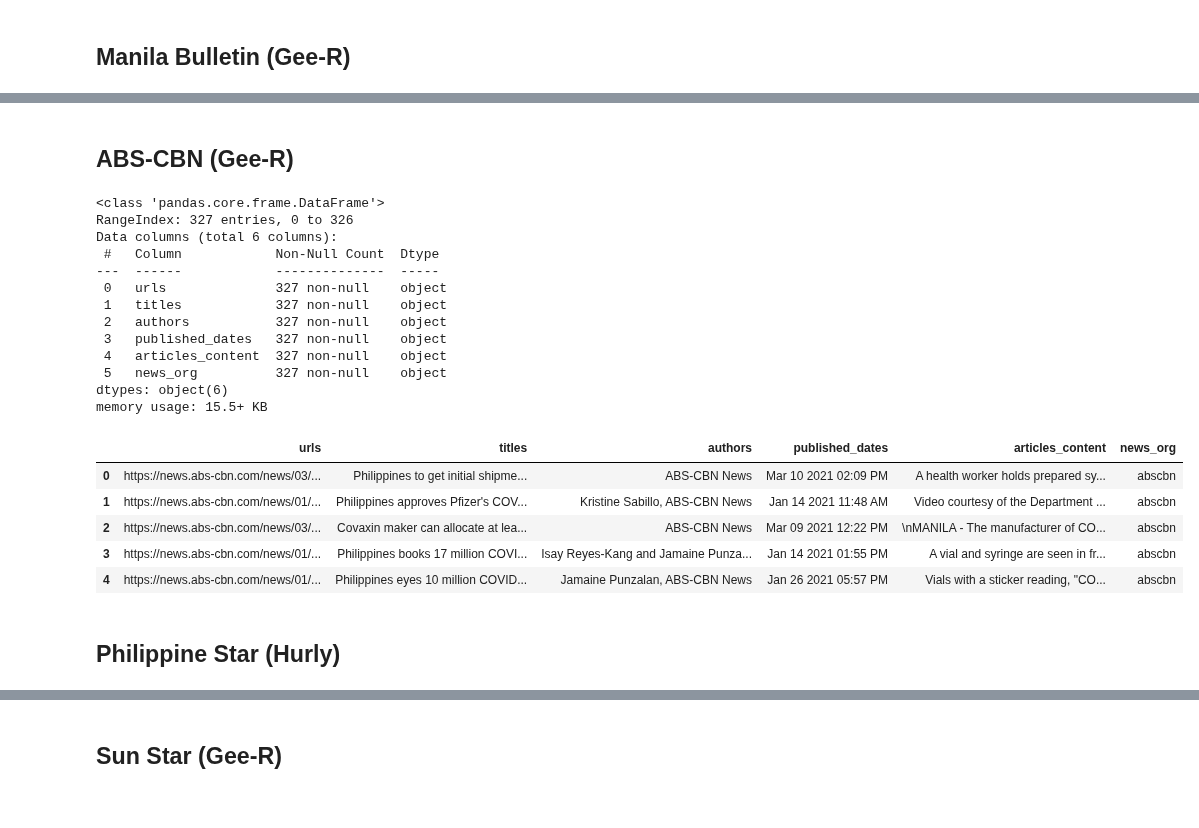
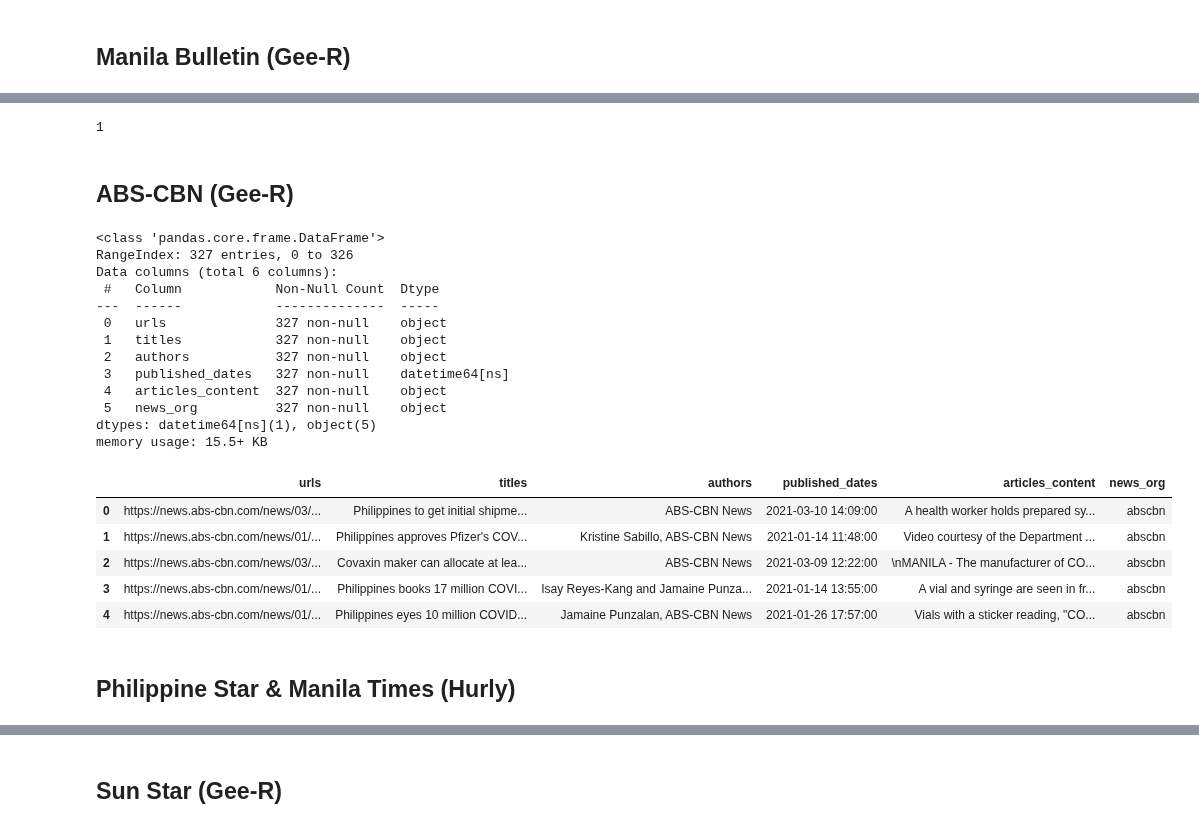
Before and after one commit to babybunso/team-sasa, a Jupyter notebook: sprint4project/1_combine_and_clean.ipynb, the cells around one changed output, grey strips where cells are left out. Saved outputs shown, nothing was run; the diff lists cells and outputs as text; code cells hidden in the pictures.

```diff
--- a/sprint4project/1_combine_and_clean.ipynb
+++ b/sprint4project/1_combine_and_clean.ipynb
@@ -82,34 +83,39 @@ memory usage: 35.0+ KB
 | 2 | https://mb.com.ph/2021/03/10/covi... | COVID-19 vaccines eyed for Boraca... | Tara Yap | 0 2021-03-10 15:51:00\n1 2021-03-... | ILOILO CITY—As vaccination agains... | manilabulletin |
 | 3 | https://mb.com.ph/2021/03/09/pfiz... | Pfizer COVID-19 vaccine may arriv... | Leslie Ann Aquino | 0 2021-03-10 15:51:00\n1 2021-03-... | The Pfizer COVID-19 vaccine may s... | manilabulletin |
 | 4 | https://mb.com.ph/2021/03/09/20k-... | 20K doses of AstraZeneca COVID-19... | Calvin Cordova | 0 2021-03-10 15:51:00\n1 2021-03-... | CEBU CITY—At least 20,000 doses o... | manilabulletin |
+# %%
+df_manilabulletin['published_dates'].nunique()
+# %% [output]
+1
 # %% [markdown]
 ## ABS-CBN (Gee-R)
 # %%
 # # TODO
 df_abscbn = pd.read_csv('datasets/abscbn_final.csv')
+df_abscbn['published_dates'] = pd.to_datetime(df_abscbn['published_dates'])
 df_abscbn.info()
 df_abscbn.head()
 # %% [output]
 <class 'pandas.core.frame.DataFrame'>
 RangeIndex: 327 entries, 0 to 326
 Data columns (total 6 columns):
  #   Column            Non-Null Count  Dtype
 ---  ------            --------------  -----
  0   urls              327 non-null    object
  1   titles            327 non-null    object
  2   authors           327 non-null    object
- 3   published_dates   327 non-null    object
+ 3   published_dates   327 non-null    datetime64[ns]
  4   articles_content  327 non-null    object
  5   news_org          327 non-null    object
-dtypes: object(6)
+dtypes: datetime64[ns](1), object(5)
 memory usage: 15.5+ KB
 |  | urls | titles | authors | published_dates | articles_content | news_org |
-| 0 | https://news.abs-cbn.com/news/03/... | Philippines to get initial shipme... | ABS-CBN News | Mar 10 2021 02:09 PM | A health worker holds prepared sy... | abscbn |
-| 1 | https://news.abs-cbn.com/news/01/... | Philippines approves Pfizer's COV... | Kristine Sabillo, ABS-CBN News | Jan 14 2021 11:48 AM | Video courtesy of the Department ... | abscbn |
-| 2 | https://news.abs-cbn.com/news/03/... | Covaxin maker can allocate at lea... | ABS-CBN News | Mar 09 2021 12:22 PM | \nMANILA - The manufacturer of CO... | abscbn |
-| 3 | https://news.abs-cbn.com/news/01/... | Philippines books 17 million COVI... | Isay Reyes-Kang and Jamaine Punza... | Jan 14 2021 01:55 PM | A vial and syringe are seen in fr... | abscbn |
-| 4 | https://news.abs-cbn.com/news/01/... | Philippines eyes 10 million COVID... | Jamaine Punzalan, ABS-CBN News | Jan 26 2021 05:57 PM | Vials with a sticker reading, "CO... | abscbn |
+| 0 | https://news.abs-cbn.com/news/03/... | Philippines to get initial shipme... | ABS-CBN News | 2021-03-10 14:09:00 | A health worker holds prepared sy... | abscbn |
+| 1 | https://news.abs-cbn.com/news/01/... | Philippines approves Pfizer's COV... | Kristine Sabillo, ABS-CBN News | 2021-01-14 11:48:00 | Video courtesy of the Department ... | abscbn |
+| 2 | https://news.abs-cbn.com/news/03/... | Covaxin maker can allocate at lea... | ABS-CBN News | 2021-03-09 12:22:00 | \nMANILA - The manufacturer of CO... | abscbn |
+| 3 | https://news.abs-cbn.com/news/01/... | Philippines books 17 million COVI... | Isay Reyes-Kang and Jamaine Punza... | 2021-01-14 13:55:00 | A vial and syringe are seen in fr... | abscbn |
+| 4 | https://news.abs-cbn.com/news/01/... | Philippines eyes 10 million COVID... | Jamaine Punzalan, ABS-CBN News | 2021-01-26 17:57:00 | Vials with a sticker reading, "CO... | abscbn |
 # %% [markdown]
-## Philippine Star (Hurly)
+## Philippine Star & Manila Times (Hurly)
 # %%
 # # TODO
```
Also changed, not shown: parts of 6 cells of this notebook, 2 other files.
